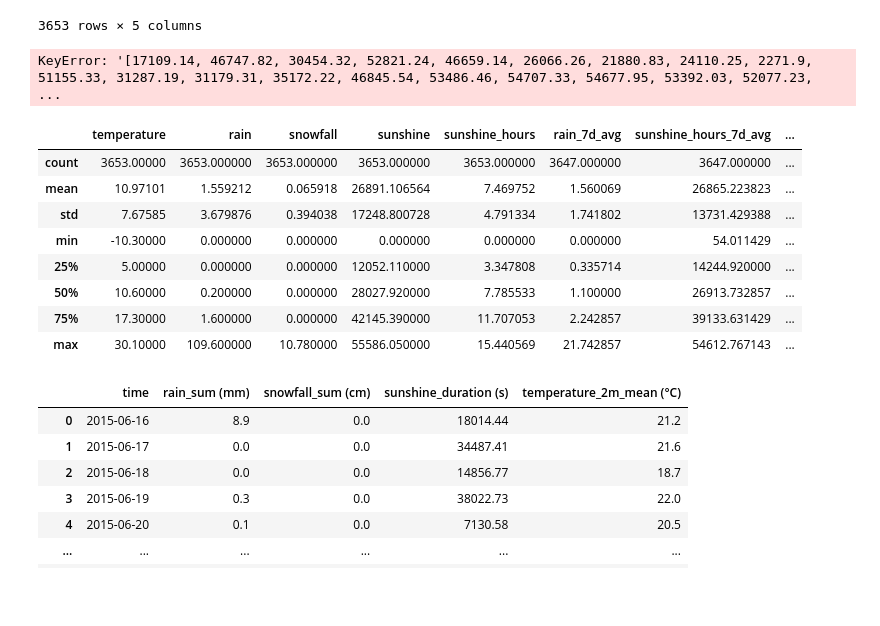
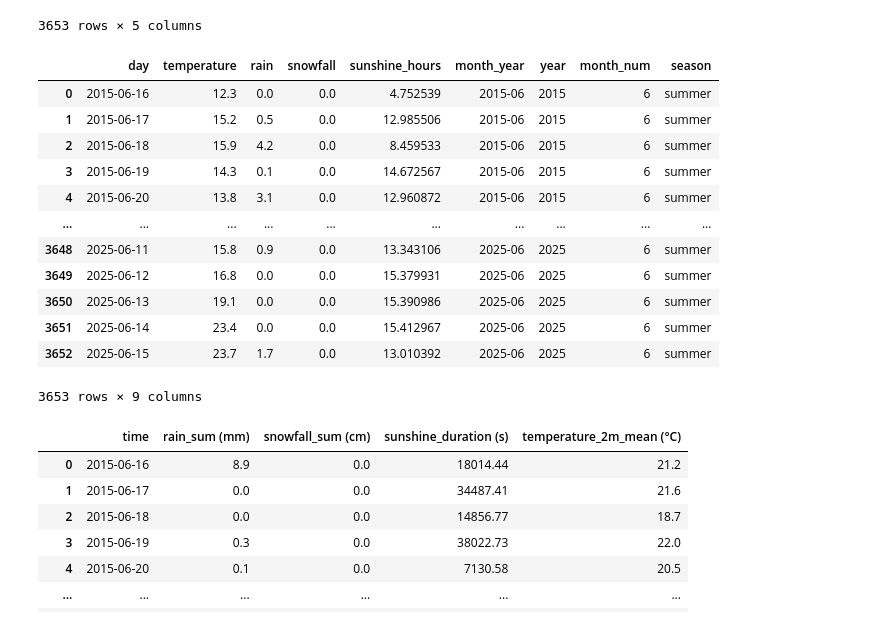
Before and after one commit to helenawittlich/berlin-brooklyn-weather, a Jupyter notebook: data/weather_clean.ipynb, the cells around one changed output. Cells and saved outputs as stored; diff of their text form; code cells hidden in the pictures; blank space fills up the shorter version.

```diff
--- a/data/weather_clean.ipynb
+++ b/data/weather_clean.ipynb
@@ -75,30 +75,49 @@ df
 # calculate sunshine from seconds to hours
 
 df['sunshine_hours'] = df['sunshine'] / 3600
-df.drop(df['sunshine'])
+df = df.drop('sunshine', axis=1)
-# %% [output]
-KeyError: '[17109.14, 46747.82, 30454.32, 52821.24, 46659.14, 26066.26, 21880.83, 24110.25, 2271.9, 51155.33, 31287.19, 31179.31, 35172.22, 46845.54, 53486.46, 54707.33, 54677.95, 53392.03, 52077.23,  ...
-# %%
-# add rolling averages to file for visualisations
-
-df['rain_7d_avg'] = df['rain'].rolling(window=7).mean()
-df['sunshine_hours_7d_avg'] = df['sunshine'].rolling(window=7).mean()
-df['snowfall_7d_avg'] = df['snowfall'].rolling(window=7).mean()
-df['rain_30d_avg'] = df['rain'].rolling(window=30).mean()
-df['sunshine_hours_30d_avg'] = df['sunshine'].rolling(window=30).mean()
-df['snowfall_30d_avg'] = df['snowfall'].rolling(window=30).mean()
+# %%
+# add month to data
+df['day'] = pd.to_datetime(df['day'])
+# %%
+df['month_year'] = df['day'].dt.to_period('M')
+df['year'] = df['day'].dt.to_period('Y')
+# %%
+# add season according to month
+# Dez, Jan, Feb == Winter
+# Mar, Apr, Mai == Spring
+# Jun, Jul, Aug == Summer
+# Sep, Oct, Nov == Fall
+
+df['month_num'] = df['day'].dt.month
+
+def get_season(month):
+    if month in [12, 1, 2]:
+        return 'winter'
+    elif month in [3, 4, 5]:
+        return 'spring'
+    elif month in [6, 7, 8]:
+        return 'summer'
+    elif month in [9, 10, 11]:
+        return 'autumn'
+
+df['season'] = df['month_num'].apply(get_season)
 # %%
-df.describe()
+df
 # %% [output]
-|  | temperature | rain | snowfall | sunshine | sunshine_hours | rain_7d_avg | sunshine_hours_7d_avg | ... |
-| count | 3653.00000 | 3653.000000 | 3653.000000 | 3653.000000 | 3653.000000 | 3647.000000 | 3647.000000 | ... |
-| mean | 10.97101 | 1.559212 | 0.065918 | 26891.106564 | 7.469752 | 1.560069 | 26865.223823 | ... |
-| std | 7.67585 | 3.679876 | 0.394038 | 17248.800728 | 4.791334 | 1.741802 | 13731.429388 | ... |
-| min | -10.30000 | 0.000000 | 0.000000 | 0.000000 | 0.000000 | 0.000000 | 54.011429 | ... |
-| 25% | 5.00000 | 0.000000 | 0.000000 | 12052.110000 | 3.347808 | 0.335714 | 14244.920000 | ... |
-| 50% | 10.60000 | 0.200000 | 0.000000 | 28027.920000 | 7.785533 | 1.100000 | 26913.732857 | ... |
-| 75% | 17.30000 | 1.600000 | 0.000000 | 42145.390000 | 11.707053 | 2.242857 | 39133.631429 | ... |
-| max | 30.10000 | 109.600000 | 10.780000 | 55586.050000 | 15.440569 | 21.742857 | 54612.767143 | ... |
+|  | day | temperature | rain | snowfall | sunshine_hours | month_year | year | month_num | season |
+| 0 | 2015-06-16 | 12.3 | 0.0 | 0.0 | 4.752539 | 2015-06 | 2015 | 6 | summer |
+| 1 | 2015-06-17 | 15.2 | 0.5 | 0.0 | 12.985506 | 2015-06 | 2015 | 6 | summer |
+| 2 | 2015-06-18 | 15.9 | 4.2 | 0.0 | 8.459533 | 2015-06 | 2015 | 6 | summer |
+| 3 | 2015-06-19 | 14.3 | 0.1 | 0.0 | 14.672567 | 2015-06 | 2015 | 6 | summer |
+| 4 | 2015-06-20 | 13.8 | 3.1 | 0.0 | 12.960872 | 2015-06 | 2015 | 6 | summer |
+| ... | ... | ... | ... | ... | ... | ... | ... | ... | ... |
+| 3648 | 2025-06-11 | 15.8 | 0.9 | 0.0 | 13.343106 | 2025-06 | 2025 | 6 | summer |
+| 3649 | 2025-06-12 | 16.8 | 0.0 | 0.0 | 15.379931 | 2025-06 | 2025 | 6 | summer |
+| 3650 | 2025-06-13 | 19.1 | 0.0 | 0.0 | 15.390986 | 2025-06 | 2025 | 6 | summer |
+| 3651 | 2025-06-14 | 23.4 | 0.0 | 0.0 | 15.412967 | 2025-06 | 2025 | 6 | summer |
+| 3652 | 2025-06-15 | 23.7 | 1.7 | 0.0 | 13.010392 | 2025-06 | 2025 | 6 | summer |
+3653 rows × 9 columns
 # %%
 # save cleaned file with calculations
 
```
Also changed, not shown: parts of 8 cells of this notebook, 8 other files.
